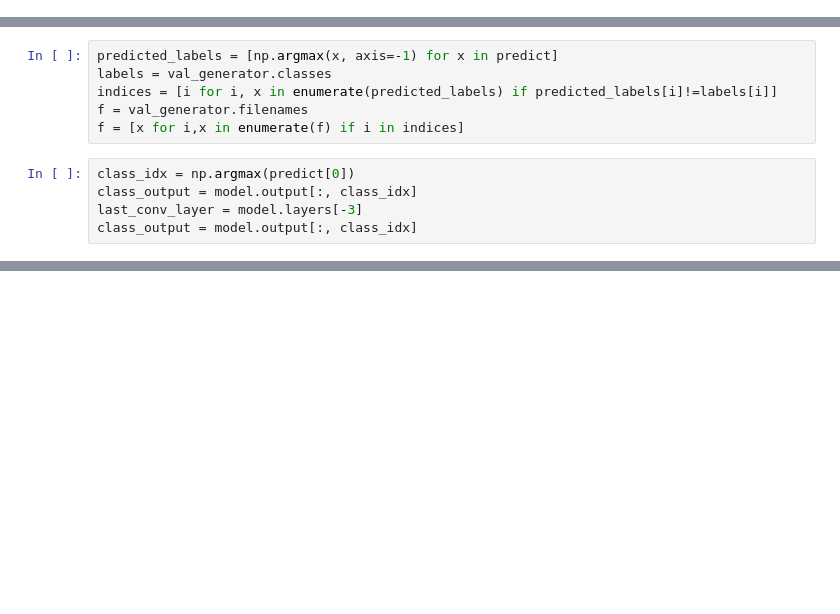
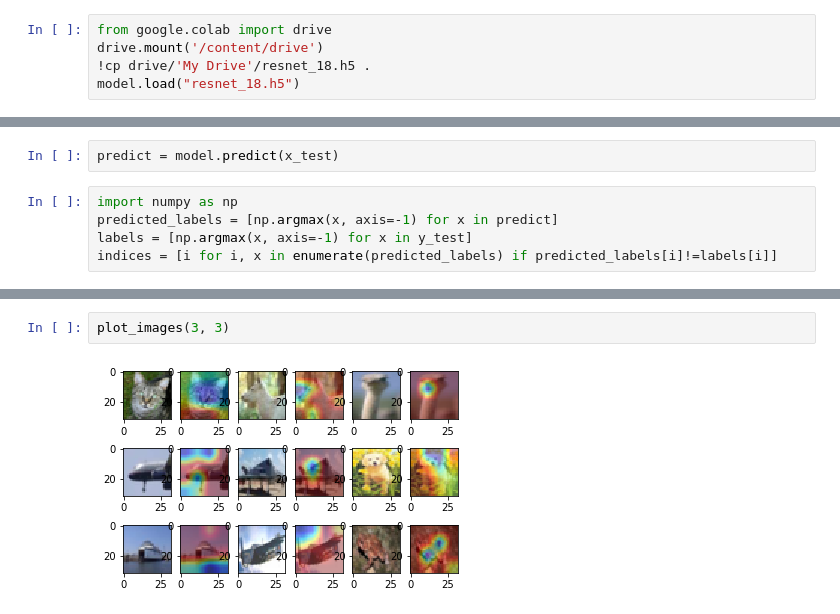
Before and after one commit to Anil-matcha/EIP3-Assignments, a Jupyter notebook: Gradcam.ipynb, the cells around one changed output, grey strips where cells are left out. Saved outputs shown, nothing was run; the diff lists cells and outputs as text; blank space fills up the shorter version.

```diff
--- a/Gradcam.ipynb
+++ b/Gradcam.ipynb
@@ -490,0 +57,5 @@ predict = model.predict_generator(val_generator, steps = STEP_SIZE_VALID)
+# %%
+from google.colab import drive
+drive.mount('/content/drive')
+!cp drive/'My Drive'/resnet_18.h5 .
+model.load("resnet_18.h5")
@@ -491,13 +68,9 @@ predict = model.predict_generator(val_generator, steps = STEP_SIZE_VALID)
+# %%
+predict = model.predict(x_test)
 # %%
+import numpy as np
 predicted_labels = [np.argmax(x, axis=-1) for x in predict]
-labels = val_generator.classes
+labels = [np.argmax(x, axis=-1) for x in y_test]
 indices = [i for i, x in enumerate(predicted_labels) if predicted_labels[i]!=labels[i]]
-f = val_generator.filenames
-f = [x for i,x in enumerate(f) if i in indices]
-# %%
-class_idx = np.argmax(predict[0])
-class_output = model.output[:, class_idx]
-last_conv_layer = model.layers[-3]
-class_output = model.output[:, class_idx]
 # %%
 import random
@@ -544,0 +112,4 @@ for index in fault:
+# %%
+plot_images(3, 3)
+# %% [output]
+[figure, added]
```
Also changed, not shown: parts of 19 cells of this notebook.
